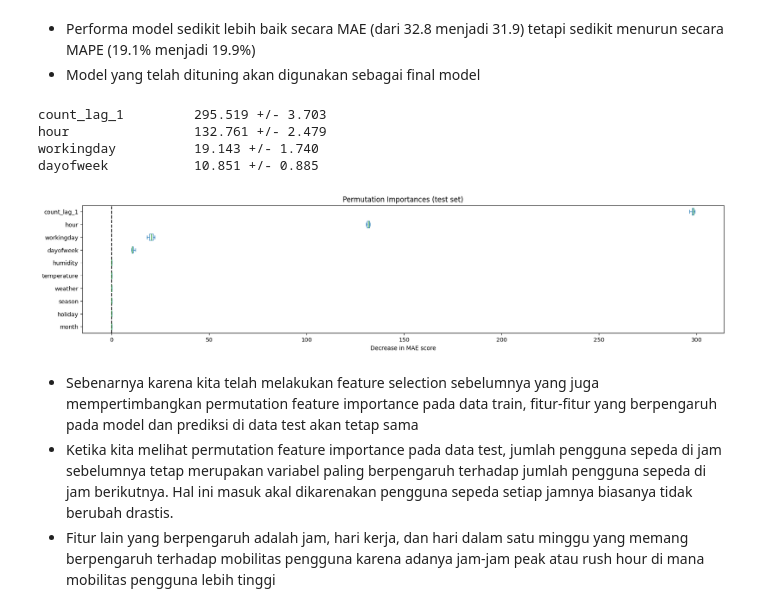
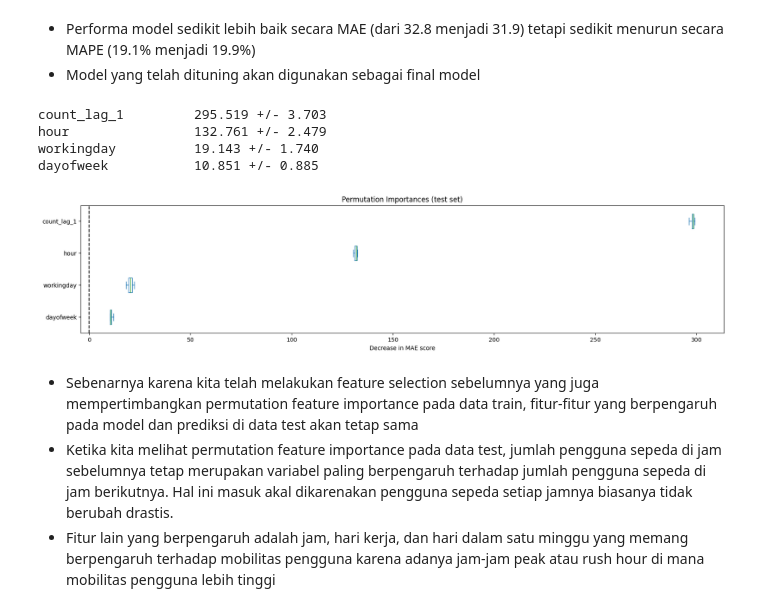
Before and after one commit to nheryanto/capital-bikeshare, a Jupyter notebook: notebooks/2.0-modelling-analysis.ipynb, the cells around one changed output. Saved outputs shown, nothing was run; the diff lists cells and outputs as text; code cells hidden in the pictures.

```diff
--- a/notebooks/2.0-modelling-analysis.ipynb
+++ b/notebooks/2.0-modelling-analysis.ipynb
@@ -717,30 +717,28 @@ score_after_tuning
 # %%
 from copy import deepcopy
 estimator = deepcopy(xgb_tuning)
-r = permutation_importance(estimator, X_test, y_test, n_repeats=30, random_state=0, scoring='neg_root_mean_squared_error')
-feature_rank = []
+r = permutation_importance(estimator, X_test[feature_rank[:4]], y_test, n_repeats=30, random_state=0, scoring='neg_root_mean_squared_error')
 for i in r.importances_mean.argsort()[::-1]:
     if r.importances_mean[i] - 2 * r.importances_std[i] > 0:
-        print(f"{X_train.columns[i]:<20}"
+        print(f"{X_test[feature_rank[:4]].columns[i]:<20}"
         f"{r.importances_mean[i]:.3f}"
         f" +/- {r.importances_std[i]:.3f}")
-        feature_rank.append(X_train.columns[i])
 
 sorted_importances_idx = r.importances_mean.argsort()
 importances = pd.DataFrame(
     r.importances[sorted_importances_idx].T,
-    columns=X_train.columns[sorted_importances_idx],
+    columns=X_test[feature_rank[:4]].columns[sorted_importances_idx],
 )
 ax = importances[:4].plot.box(vert=False, whis=10, figsize=(20,4))
 ax.set_title("Permutation Importances (test set)")
 ax.axvline(x=0, color="k", linestyle="--")
 ax.set_xlabel("Decrease in MAE score");
 # %% [output]
 count_lag_1         295.519 +/- 3.703
 hour                132.761 +/- 2.479
 workingday          19.143 +/- 1.740
 dayofweek           10.851 +/- 0.885
-[figure, old version]
+[figure, new version]
 # %% [markdown]
 * Sebenarnya karena kita telah melakukan feature selection sebelumnya yang juga mempertimbangkan permutation feature importance pada data train, fitur-fitur yang berpengaruh pada model dan prediksi di data test akan tetap sama
 * Ketika kita melihat permutation feature importance pada data test, jumlah pengguna sepeda di jam sebelumnya tetap merupakan variabel paling berpengaruh terhadap jumlah pengguna sepeda di jam berikutnya. Hal ini masuk akal dikarenakan pengguna sepeda setiap jamnya biasanya tidak berubah drastis.
```
Also changed, not shown: parts of 9 cells of this notebook, 3 other files.
